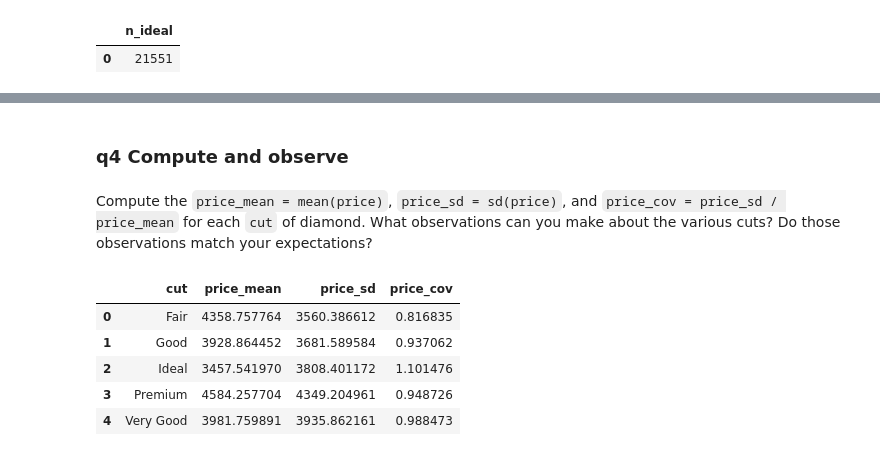
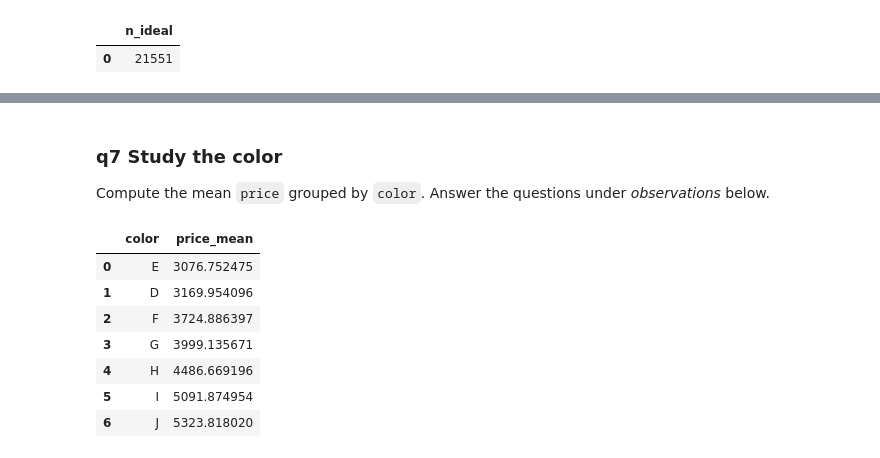
Before and after one commit to zdelrosario/evc-course, a Jupyter notebook: exercises/e-data02-derive-master.ipynb, the cells around one changed output, grey strips where cells are left out. Cells and saved outputs as stored; diff of their text form; code cells hidden in the pictures.

Commit message:
update draft exercise

```diff
--- a/exercises/e-data02-derive-master.ipynb
+++ b/exercises/e-data02-derive-master.ipynb
@@ -173,30 +429,31 @@ df_q3.head(1)
-# %% [markdown]
-### __q4__ Compute and observe
-# %% [markdown]
-Compute the `price_mean = mean(price)`, `price_sd = sd(price)`, and `price_cov =
-price_sd / price_mean` for each `cut` of diamond. What observations can you make
-about the various cuts? Do those observations match your expectations?
+# %% [markdown]
+### __q7__ Study the color
+
+Compute the mean `price` grouped by `color`. Answer the questions under *observations* below.
 # %%
-# TASK: Compute the `price_mean = gr.mean(DF["price"])`, `price_sd = gr.sd(DF["price"])`, and `price_cov = price_sd / price_mean` for each `cut` of diamond.
-
-df_q4=(
+# TASK: Compute the mean price, grouped by color
+(
     df_diamonds
+# task-begin
+    ## TODO: Write your code here
+# task-end
 # solution-begin
-    >> gr.tf_group_by(DF["cut"])
+    >> gr.tf_group_by(DF["color"])
     >> gr.tf_summarize(
         price_mean=gr.mean(DF["price"]),
-        price_sd=gr.sd(DF["price"]),
     )
-    >> gr.tf_mutate(price_cov=DF["price_sd"]/DF["price_mean"])
 # solution-end
+
+    ## NOTE: We need to "ungroup" in order to re-arrange the data
+    >> gr.tf_ungroup()
+    >> gr.tf_arrange("price_mean")
 )
-
-# DRAFT NOTE: See below code chunk for assertion issue
-df_q4
 # %% [output]
-|  | cut | price_mean | price_sd | price_cov |
-| 0 | Fair | 4358.757764 | 3560.386612 | 0.816835 |
-| 1 | Good | 3928.864452 | 3681.589584 | 0.937062 |
-| 2 | Ideal | 3457.541970 | 3808.401172 | 1.101476 |
-| 3 | Premium | 4584.257704 | 4349.204961 | 0.948726 |
-| 4 | Very Good | 3981.759891 | 3935.862161 | 0.988473 |
+|  | color | price_mean |
+| 0 | E | 3076.752475 |
+| 1 | D | 3169.954096 |
+| 2 | F | 3724.886397 |
+| 3 | G | 3999.135671 |
+| 4 | H | 4486.669196 |
+| 5 | I | 5091.874954 |
+| 6 | J | 5323.818020 |
```
Also changed, not shown: parts of 48 cells of this notebook.
